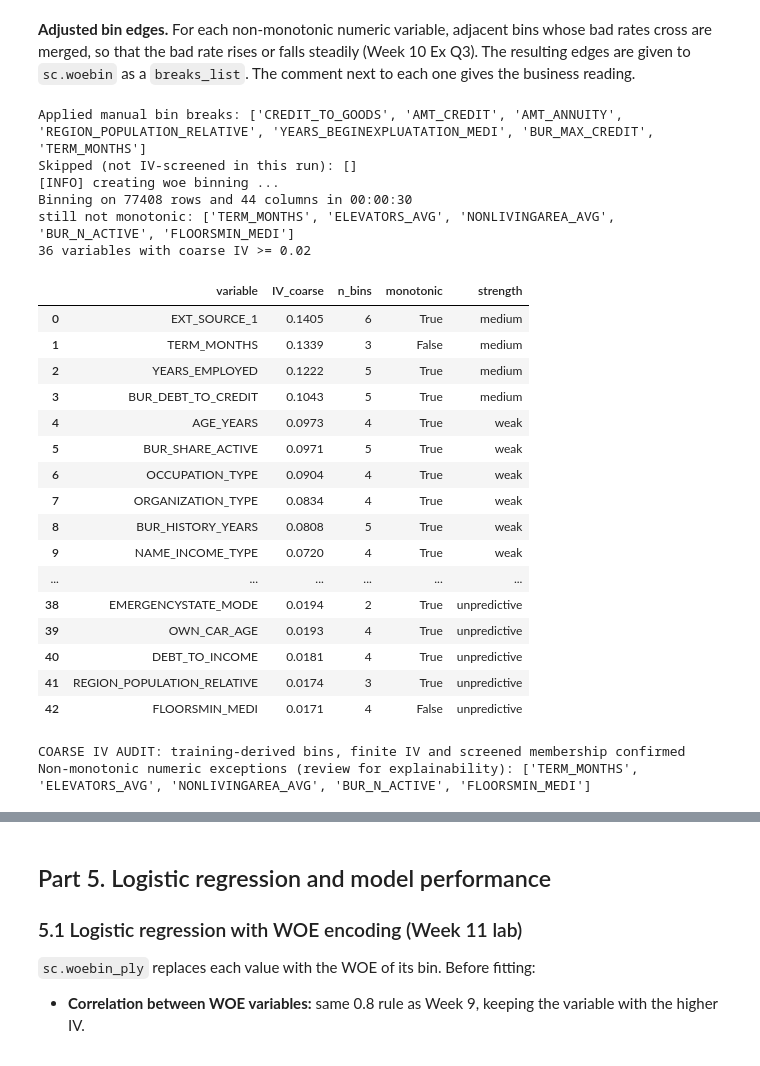
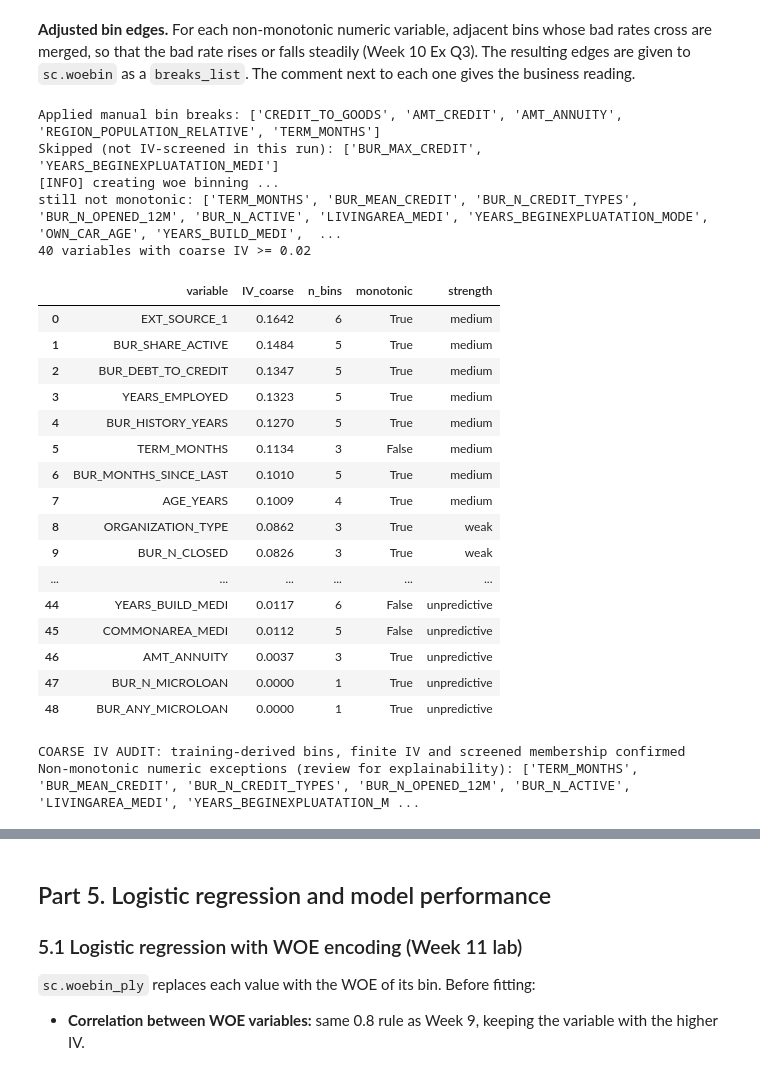
Before and after one commit to AmateurMadman/is453-group7-credit-scorecard, a Jupyter notebook: IS453_G7_Scorecard_Combined.ipynb, the cells around one changed output, grey strips where cells are left out. Saved outputs shown, nothing was run; the diff lists cells and outputs as text; code cells hidden in the pictures.

```diff
--- a/IS453_G7_Scorecard_Combined.ipynb
+++ b/IS453_G7_Scorecard_Combined.ipynb
@@ -117,14 +106,14 @@ assert app['SK_ID_CURR'].is_unique, 'each row should be one application'
 app['AGE_YEARS'] = -app['DAYS_BIRTH'] / 365.25
 # %%
 f1 = app['NAME_CONTRACT_TYPE'] == 'Cash loans'
-f2 = app['AMT_CREDIT'].between(50000, 500000)
+f2 = app['AMT_CREDIT'].between(50000, 250000)
 f3 = app['AGE_YEARS'].between(25, 65)
 f4 = app['NAME_INCOME_TYPE'].isin(['Working', 'Commercial associate', 'State servant', 'Pensioner'])
 f5 = app['AMT_ANNUITY'].notna() & (app['AMT_INCOME_TOTAL'] > 0)
 
 steps = [('Original data', pd.Series(True, index=app.index)),
          ('1. Cash loans', f1),
-         ('2. + loan amount 50k-500k', f1 & f2),
+         ('2. + loan amount 50k-250k', f1 & f2),
          ('3. + age 25-65', f1 & f2 & f3),
          ('4. + income type', f1 & f2 & f3 & f4),
          ('5. + annuity known, income > 0', f1 & f2 & f3 & f4 & f5)]
@@ -820,56 +833,53 @@ that the bad rate rises or falls steadily (Week 10 Ex Q3). The resulting edges a
 The comment next to each one gives the business reading.
 # %%
 breaks_adj = {
-    # merge bins whose bad rates cross, so the trend runs one way (Week 10 Ex Q3)
-    'CREDIT_TO_GOODS':              [1.14, 1.25],             # financing more than the procedure price -> riskier
-    'AMT_CREDIT':                   [110000, 180000, 280000], # larger loan -> riskier
-    'AMT_ANNUITY':                  [13000, 16000],           # larger monthly instalment -> riskier
-    'REGION_POPULATION_RELATIVE':   [0.021, 0.032],           # more populated region -> safer
-    'YEARS_BEGINEXPLUATATION_MEDI': [0.977, 0.988],           # newer building -> safer
-    'BUR_MAX_CREDIT':               [100000, 2450000],        # larger past credits elsewhere -> safer
-    # U-shaped: kept as 3 bins, one of which breaks the trend (Week 10 DIY Q1 approach)
-    'TERM_MONTHS':                  [10.5, 21.5],             # short (under ~10m) and long (22m+) loans safer than 11-21m
+    # Candidate manual breaks; verify against the new training population.
+    'CREDIT_TO_GOODS':              [1.14, 1.25],
+    'AMT_CREDIT':                   [110000, 180000],
+    'AMT_ANNUITY':                  [13000, 16000],
+    'REGION_POPULATION_RELATIVE':   [0.021, 0.032],
+    'YEARS_BEGINEXPLUATATION_MEDI': [0.977, 0.988],
+    'BUR_MAX_CREDIT':               [100000, 2450000],
+    'TERM_MONTHS':                  [10.5, 21.5],
 }
 
 declared_breaks_adj = breaks_adj.copy()
 breaks_adj = {k: v for k, v in declared_breaks_adj.items() if k in screened}
 print('Applied manual bin breaks:', list(breaks_adj))
 print('Skipped (not IV-screened in this run):', sorted(set(declared_breaks_adj) - set(breaks_adj)))
 bins = sc.woebin(train[screened + ['TARGET']], y='TARGET', breaks_list=breaks_adj) if breaks_adj else bins_auto
 
 coarse_summary = pd.DataFrame([dict(variable=k, IV_coarse=v['total_iv'].iloc[0], n_bins=len(v), monotonic=is_monotonic(v))
                                for k, v in bins.items()]).sort_values('IV_coarse', ascending=False).reset_index(drop=True)
 coarse_summary['strength'] = coarse_summary['IV_coarse'].map(iv_strength)
 print('still not monotonic:', coarse_summary.query('~monotonic')['variable'].tolist())
 
-# second screen: drop variables whose IV fell below 0.02 after grouping
 coarse_kept = coarse_summary.loc[coarse_summary['IV_coarse'] >= 0.02, 'variable'].tolist()
 print(f'{len(coarse_kept)} variables with coarse IV >= 0.02')
 coarse_summary.round(4)
 # %% [output]
-Applied manual bin breaks: ['CREDIT_TO_GOODS', 'AMT_CREDIT', 'AMT_ANNUITY', 'REGION_POPULATION_RELATIVE', 'YEARS_BEGINEXPLUATATION_MEDI', 'BUR_MAX_CREDIT', 'TERM_MONTHS']
-Skipped (not IV-screened in this run): []
+Applied manual bin breaks: ['CREDIT_TO_GOODS', 'AMT_CREDIT', 'AMT_ANNUITY', 'REGION_POPULATION_RELATIVE', 'TERM_MONTHS']
+Skipped (not IV-screened in this run): ['BUR_MAX_CREDIT', 'YEARS_BEGINEXPLUATATION_MEDI']
 [INFO] creating woe binning ...
-Binning on 77408 rows and 44 columns in 00:00:30
-still not monotonic: ['TERM_MONTHS', 'ELEVATORS_AVG', 'NONLIVINGAREA_AVG', 'BUR_N_ACTIVE', 'FLOORSMIN_MEDI']
-36 variables with coarse IV >= 0.02
+still not monotonic: ['TERM_MONTHS', 'BUR_MEAN_CREDIT', 'BUR_N_CREDIT_TYPES', 'BUR_N_OPENED_12M', 'BUR_N_ACTIVE', 'LIVINGAREA_MEDI', 'YEARS_BEGINEXPLUATATION_MODE', 'OWN_CAR_AGE', 'YEARS_BUILD_MEDI',  ...
+40 variables with coarse IV >= 0.02
 |  | variable | IV_coarse | n_bins | monotonic | strength |
-| 0 | EXT_SOURCE_1 | 0.1405 | 6 | True | medium |
-| 1 | TERM_MONTHS | 0.1339 | 3 | False | medium |
-| 2 | YEARS_EMPLOYED | 0.1222 | 5 | True | medium |
-| 3 | BUR_DEBT_TO_CREDIT | 0.1043 | 5 | True | medium |
-| 4 | AGE_YEARS | 0.0973 | 4 | True | weak |
-| 5 | BUR_SHARE_ACTIVE | 0.0971 | 5 | True | weak |
-| 6 | OCCUPATION_TYPE | 0.0904 | 4 | True | weak |
-| 7 | ORGANIZATION_TYPE | 0.0834 | 4 | True | weak |
-| 8 | BUR_HISTORY_YEARS | 0.0808 | 5 | True | weak |
-| 9 | NAME_INCOME_TYPE | 0.0720 | 4 | True | weak |
+| 0 | EXT_SOURCE_1 | 0.1642 | 6 | True | medium |
+| 1 | BUR_SHARE_ACTIVE | 0.1484 | 5 | True | medium |
+| 2 | BUR_DEBT_TO_CREDIT | 0.1347 | 5 | True | medium |
+| 3 | YEARS_EMPLOYED | 0.1323 | 5 | True | medium |
+| 4 | BUR_HISTORY_YEARS | 0.1270 | 5 | True | medium |
+| 5 | TERM_MONTHS | 0.1134 | 3 | False | medium |
+| 6 | BUR_MONTHS_SINCE_LAST | 0.1010 | 5 | True | medium |
+| 7 | AGE_YEARS | 0.1009 | 4 | True | medium |
+| 8 | ORGANIZATION_TYPE | 0.0862 | 3 | True | weak |
+| 9 | BUR_N_CLOSED | 0.0826 | 3 | True | weak |
 | ... | ... | ... | ... | ... | ... |
-| 38 | EMERGENCYSTATE_MODE | 0.0194 | 2 | True | unpredictive |
-| 39 | OWN_CAR_AGE | 0.0193 | 4 | True | unpredictive |
-| 40 | DEBT_TO_INCOME | 0.0181 | 4 | True | unpredictive |
-| 41 | REGION_POPULATION_RELATIVE | 0.0174 | 3 | True | unpredictive |
-| 42 | FLOORSMIN_MEDI | 0.0171 | 4 | False | unpredictive |
+| 44 | YEARS_BUILD_MEDI | 0.0117 | 6 | False | unpredictive |
+| 45 | COMMONAREA_MEDI | 0.0112 | 5 | False | unpredictive |
+| 46 | AMT_ANNUITY | 0.0037 | 3 | True | unpredictive |
+| 47 | BUR_N_MICROLOAN | 0.0000 | 1 | True | unpredictive |
+| 48 | BUR_ANY_MICROLOAN | 0.0000 | 1 | True | unpredictive |
 # %%
 # NEW — coarse-grouping verification
 assert set(coarse_kept).issubset(set(bins))
@@ -880,7 +890,7 @@ print('Non-monotonic numeric exceptions (review for explainability):',
       coarse_summary.loc[~coarse_summary['monotonic'], 'variable'].tolist())
 # %% [output]
 COARSE IV AUDIT: training-derived bins, finite IV and screened membership confirmed
-Non-monotonic numeric exceptions (review for explainability): ['TERM_MONTHS', 'ELEVATORS_AVG', 'NONLIVINGAREA_AVG', 'BUR_N_ACTIVE', 'FLOORSMIN_MEDI']
+Non-monotonic numeric exceptions (review for explainability): ['TERM_MONTHS', 'BUR_MEAN_CREDIT', 'BUR_N_CREDIT_TYPES', 'BUR_N_OPENED_12M', 'BUR_N_ACTIVE', 'LIVINGAREA_MEDI', 'YEARS_BEGINEXPLUATATION_M ...
 # %%
 # adjusted bins for the variables that were changed
 for v in breaks_adj:
```
Also changed, not shown: parts of 42 cells of this notebook, 18 other files.
